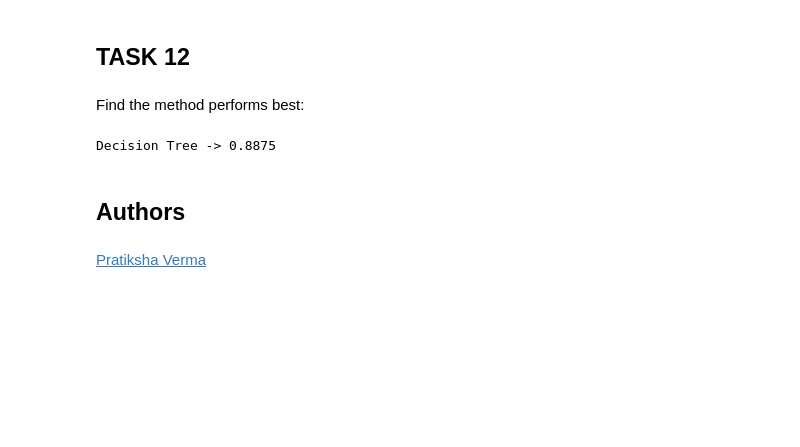
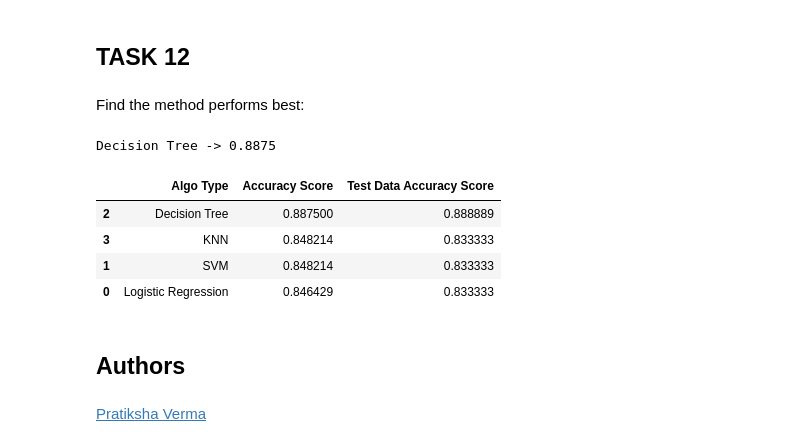
Before and after one commit to saviosajanm/IBM-DataScience, a Jupyter notebook: APPLIED DATA SCIENCE CAPSTONE/SpaceX_Machine Learning Prediction_Part_5.ipynb, the cells around one changed output. Cells and saved outputs as stored; diff of their text form; code cells hidden in the pictures; blank space fills up the shorter version.

```diff
--- a/APPLIED DATA SCIENCE CAPSTONE/SpaceX_Machine Learning Prediction_Part_5.ipynb
+++ b/APPLIED DATA SCIENCE CAPSTONE/SpaceX_Machine Learning Prediction_Part_5.ipynb
@@ -367,6 +367,14 @@ print(Model_Performance_df['Algo Type'][i]
 + ' -> ' + str(Model_Performance_df['Accuracy Score'][i]))
 # %% [output]
 Decision Tree -> 0.8875
+# %%
+Model_Performance_df
+# %% [output]
+|  | Algo Type | Accuracy Score | Test Data Accuracy Score |
+| 2 | Decision Tree | 0.887500 | 0.888889 |
+| 3 | KNN | 0.848214 | 0.833333 |
+| 1 | SVM | 0.848214 | 0.833333 |
+| 0 | Logistic Regression | 0.846429 | 0.833333 |
 # %% [markdown]
 ## Authors
 # %% [markdown]
```
Also changed, not shown: parts of 4 cells of this notebook.
